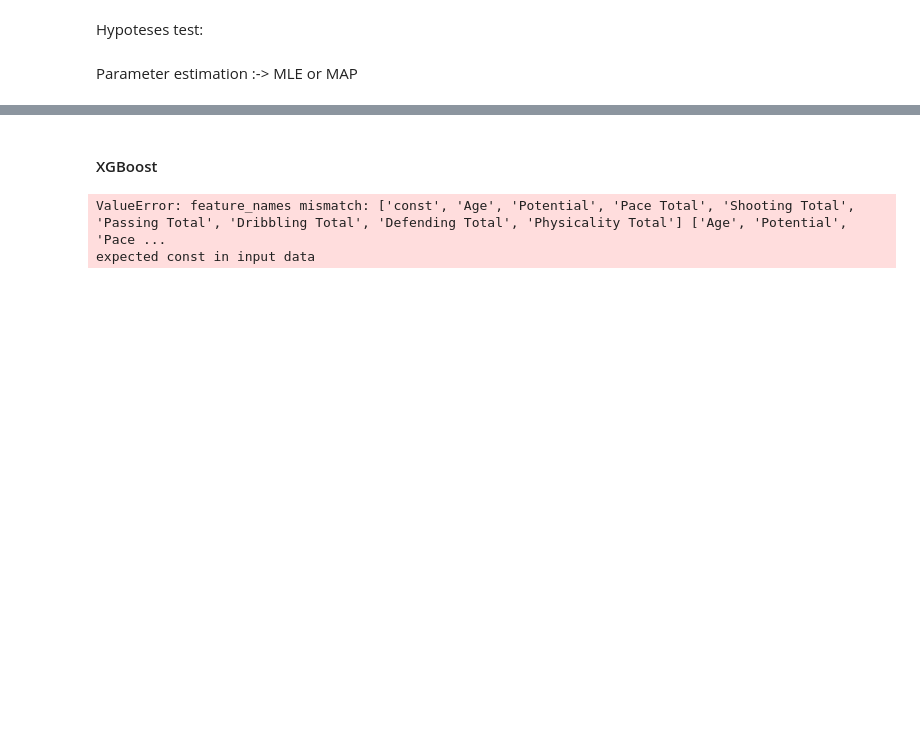
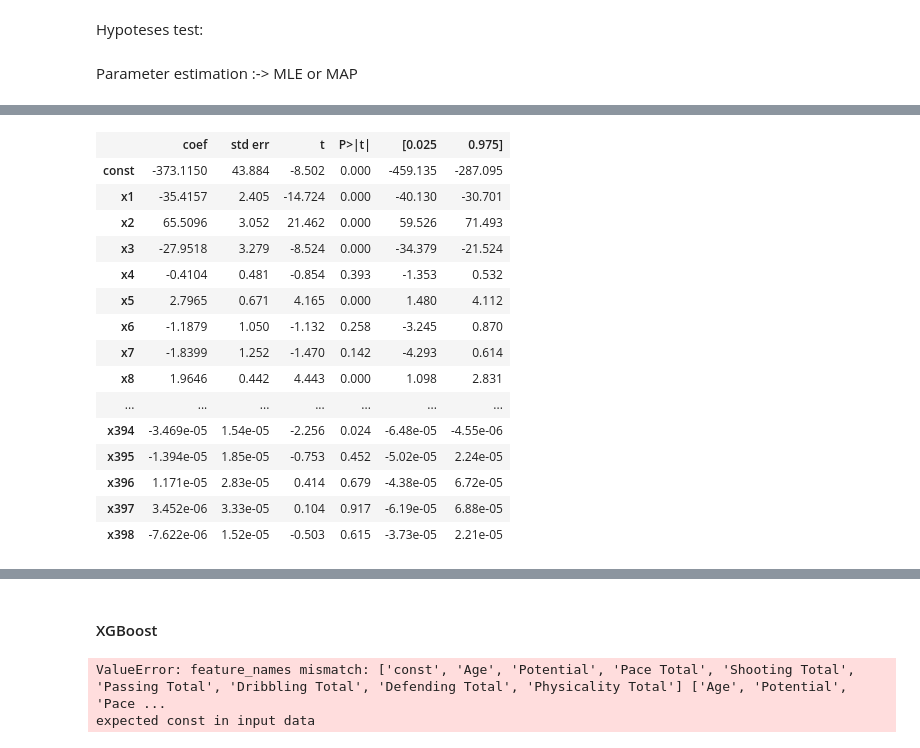
Before and after one commit to ValterMiari/Stats, a Jupyter notebook: Project/project_fifa.ipynb, the cells around one changed output, grey strips where cells are left out. Saved outputs shown, nothing was run; the diff lists cells and outputs as text; code cells hidden in the pictures; blank space fills up the shorter version.

```diff
--- a/Project/project_fifa.ipynb
+++ b/Project/project_fifa.ipynb
@@ -600,14 +675,0 @@ Due to this consideration of performance vs loss of generality, AIC and BIC are
-# %%
-from sklearn.preprocessing import PolynomialFeatures
-from sklearn.linear_model import LinearRegression
-
-def polynomial_regression(X, y, degrees):
-    pol_features = PolynomialFeatures(degree=degrees)
-    X_poly = pol_features.fit_transform(X)
-    #reg = LinearRegression()
-    #reg.fit(X_poly, y)
-    model = sm.OLS(y, X_poly).fit()
-    return model
-
-poly = polynomial_regression(data[params], data['Value(in Euro)'], 6)
-poly.summary()
@@ -631,0 +683,52 @@ strong multicollinearity or other numerical problems.
+# %%
+from sklearn.preprocessing import PolynomialFeatures
+from sklearn.linear_model import LinearRegression
+
+def polynomial_OLS(X, y, degrees, log=False):
+    pol_features = PolynomialFeatures(degree=degrees)
+    X_poly = pol_features.fit_transform(X)
+
+    if log:
+        y = np.log(y)
+
+    model = sm.OLS(y, X_poly).fit()
+    return model
+
+# With cross validation
+def polynomial_regression(X, y, degrees=2, log=False, splits=2):
+    poly_features = PolynomialFeatures(degree=degrees)
+    model = LinearRegression()
+    kfold = KFold(n_splits=splits, shuffle=True)
+    scores = []
+    best_predictions = []
+
+    if log:
+        y = np.log(y)
+
+    for train_index, test_index in kfold.split(X):
+        X_train, X_test = X.iloc[train_index,:], X.iloc[test_index,:]
+        y_train, y_test = y.iloc[train_index], y.iloc[test_index]
+
+        # Training data into polynomial form
+        X_poly_train = poly_features.fit_transform(X_train)
+        model.fit(X_poly_train, y_train)
+
+        # Test data tranformation to polynomial form
+        X_poly_test = poly_features.transform(X_test)
+
+        score = model.score(X_poly_test, y_test)
+        if len(scores) < 1:
+            pass
+        elif score > max(scores):
+            # Store the predictions with highest score
+            best_predictions = model.predict(X_poly_test)
+        scores.append(score)
+
+    return best_predictions, scores
+
+predictions, scores = polynomial_regression(select_train_data[params], select_train_data['Value(in Euro)'],
+                                            degrees=4, log=True, splits=5)
+print(f'Polynomial regression R^2 mean score: {np.mean(scores)}, max score: {max(scores)}')
+poly_ols = polynomial_OLS(select_train_data[params], select_train_data['Value(in Euro)'], 4, log=True)
+poly_ols.summary()
+# %% [output]
@@ -631,0 +746,16 @@ strong multicollinearity or other numerical problems.
+|  | coef | std err | t | P>|t| | [0.025 | 0.975] |
+| const | -373.1150 | 43.884 | -8.502 | 0.000 | -459.135 | -287.095 |
+| x1 | -35.4157 | 2.405 | -14.724 | 0.000 | -40.130 | -30.701 |
+| x2 | 65.5096 | 3.052 | 21.462 | 0.000 | 59.526 | 71.493 |
+| x3 | -27.9518 | 3.279 | -8.524 | 0.000 | -34.379 | -21.524 |
+| x4 | -0.4104 | 0.481 | -0.854 | 0.393 | -1.353 | 0.532 |
+| x5 | 2.7965 | 0.671 | 4.165 | 0.000 | 1.480 | 4.112 |
+| x6 | -1.1879 | 1.050 | -1.132 | 0.258 | -3.245 | 0.870 |
+| x7 | -1.8399 | 1.252 | -1.470 | 0.142 | -4.293 | 0.614 |
+| x8 | 1.9646 | 0.442 | 4.443 | 0.000 | 1.098 | 2.831 |
+| ... | ... | ... | ... | ... | ... | ... |
+| x394 | -3.469e-05 | 1.54e-05 | -2.256 | 0.024 | -6.48e-05 | -4.55e-06 |
+| x395 | -1.394e-05 | 1.85e-05 | -0.753 | 0.452 | -5.02e-05 | 2.24e-05 |
+| x396 | 1.171e-05 | 2.83e-05 | 0.414 | 0.679 | -4.38e-05 | 6.72e-05 |
+| x397 | 3.452e-06 | 3.33e-05 | 0.104 | 0.917 | -6.19e-05 | 6.88e-05 |
+| x398 | -7.622e-06 | 1.52e-05 | -0.503 | 0.615 | -3.73e-05 | 2.21e-05 |
```
Also changed, not shown: parts of 25 cells of this notebook.
